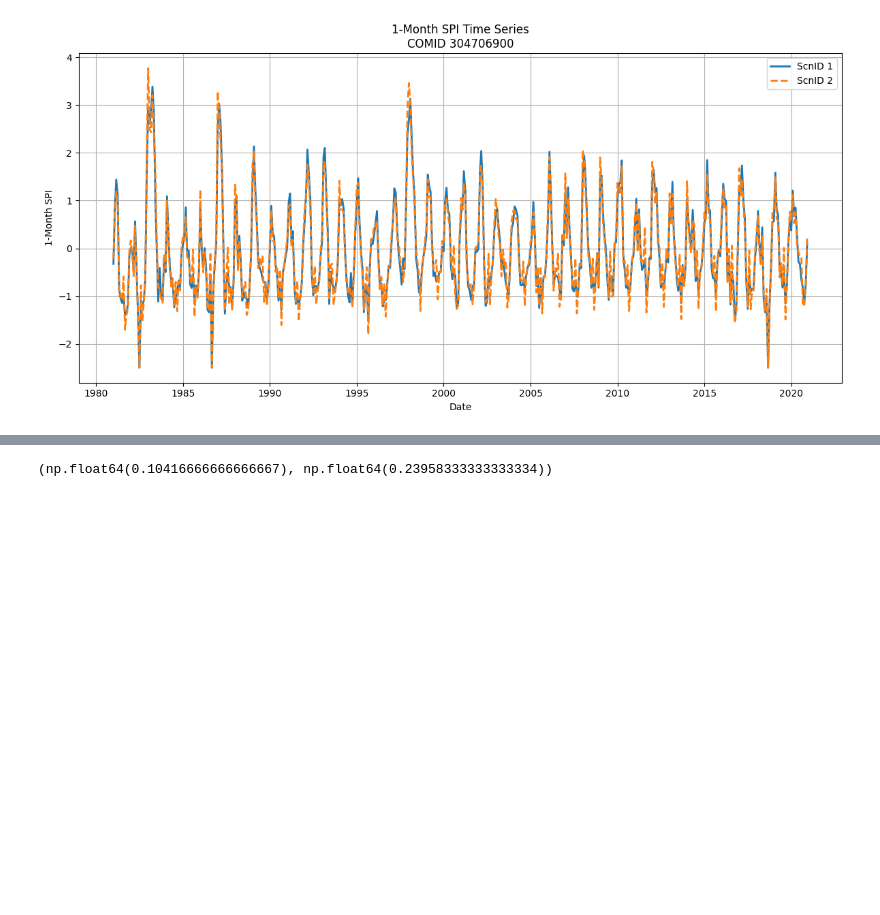
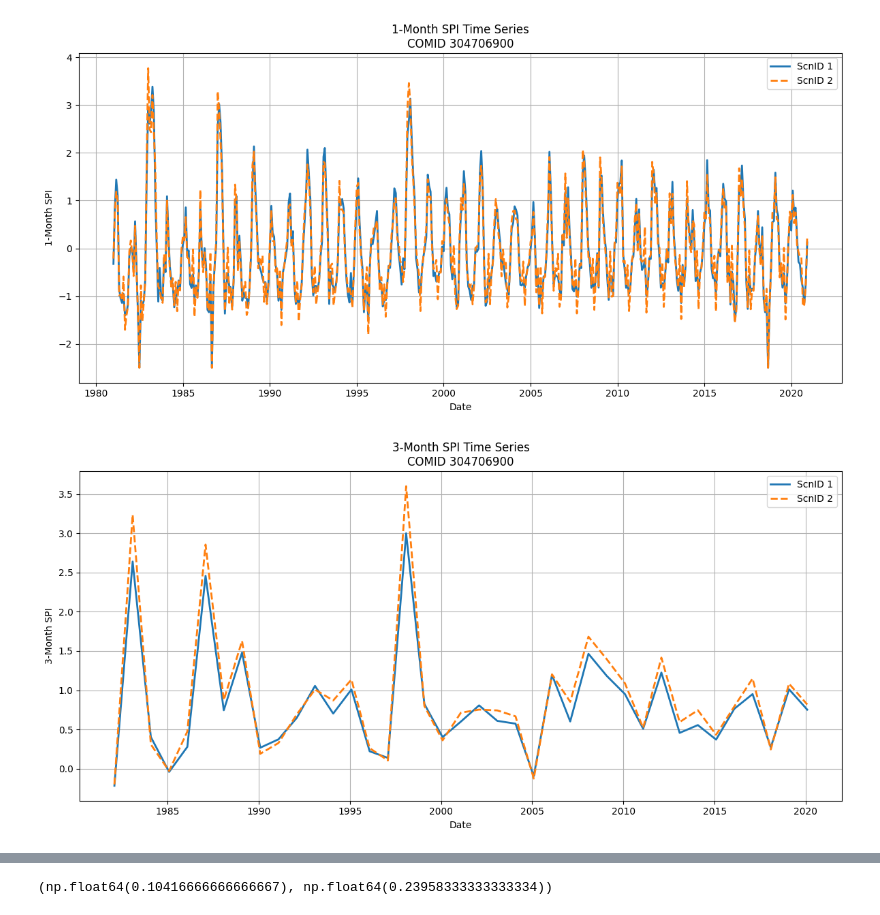
Before and after one commit to RTIInternational/iki-risk-assessment, a Jupyter notebook: Indicadores/Peligro/P1.ipynb, the cells around one changed output, grey strips where cells are left out. Cells and saved outputs as stored; diff of their text form; code cells hidden in the pictures; blank space fills up the shorter version.

Commit message:
Computed SPI1, SPI3, SPI12 and added plots

```diff
--- a/Indicadores/Peligro/P1.ipynb
+++ b/Indicadores/Peligro/P1.ipynb
@@ -92,7 +92,7 @@ subbasins_gdf = gpd.read_file(subbasins_shapefile).set_index('COMID').to_crs('WG
 def get_precipitation(scenarios):
     dfs = []
 
-    for grupo in range(1, 13):
+    for grupo in range(1, 2):#13):
 
         sqlite_path = f'C:/Users/{user}/Research Triangle Institute/IKI Peru Project - General/Interno/AI2b_Modelacion/Grupos_Modelacion/Grupo_{grupo}/BD/BD_Grupo_{grupo}.sqlite'
         #sqlite_path = f"C:/Users/sbakar/OneDrive - Research Triangle Institute/IKI Peru Project - General/Interno/AI2b_Modelacion/Grupos_Modelacion/Grupo_{grupo}/BD/BD_Grupo_{grupo}.sqlite"
@@ -206,0 +207,4 @@ spi_1month
+# %%
+spi_1 = compute_spi_n(monthly_precip, window=1)
+spi_3 = compute_spi_n(monthly_precip, window=3)
+spi_12 = compute_spi_n(monthly_precip, window=12)
@@ -206,0 +259,4 @@ spi_1month
+# %%
+spi_3['month'] = spi_3['month_start'].dt.month
+# quedarse solo con febrero
+spi_3_def = spi_3[spi_3['month'] == 2].copy()
@@ -211,9 +303,9 @@ spi_1month
 test_comid = '304706900'
 
 # filter SPI data for the test COMID and ScnIDs 1 and 2
-spi_comid = spi_1month[
-    (spi_1month['comid'].astype(str) == test_comid) &
-    (spi_1month['ScnID'].isin([1, 2]))
+spi_comid = spi_1[
+    (spi_1['comid'].astype(str) == test_comid) &
+    (spi_1['ScnID'].isin([1, 2]))
 ].sort_values('month_start')
 
 # create the plot
@@ -238,3 +330,37 @@ plt.tight_layout()
 plt.show()
 # %% [output]
 [figure]
+# %%
+# time series plot for QC
+
+# test COMID
+test_comid = '304706900'
+
+# filter SPI data for the test COMID and ScnIDs 1 and 2
+spi_comid = spi_3_def[
+    (spi_3_def['comid'].astype(str) == test_comid) &
+    (spi_3_def['ScnID'].isin([1, 2]))
+].sort_values('month_start')
+
+# create the plot
+plt.figure(figsize=(12, 6))
+
+# loop over the scenarios for plotting
+for scn_id, group in spi_comid.groupby('ScnID'):
+    plt.plot(
+        group['month_start'],
+        group['SPI_3'],
+        label=f'ScnID {scn_id}',
+        linewidth=2,
+        linestyle='-' if scn_id == 1 else '--'
+    )
+
+plt.xlabel('Date')
+plt.ylabel('3-Month SPI')
+plt.title(f'3-Month SPI Time Series\nCOMID {test_comid}')
+plt.legend()
+plt.grid(True)
+plt.tight_layout()
+plt.show()
+# %% [output]
+[figure, added]
```
Also changed, not shown: parts of 67 cells of this notebook.
